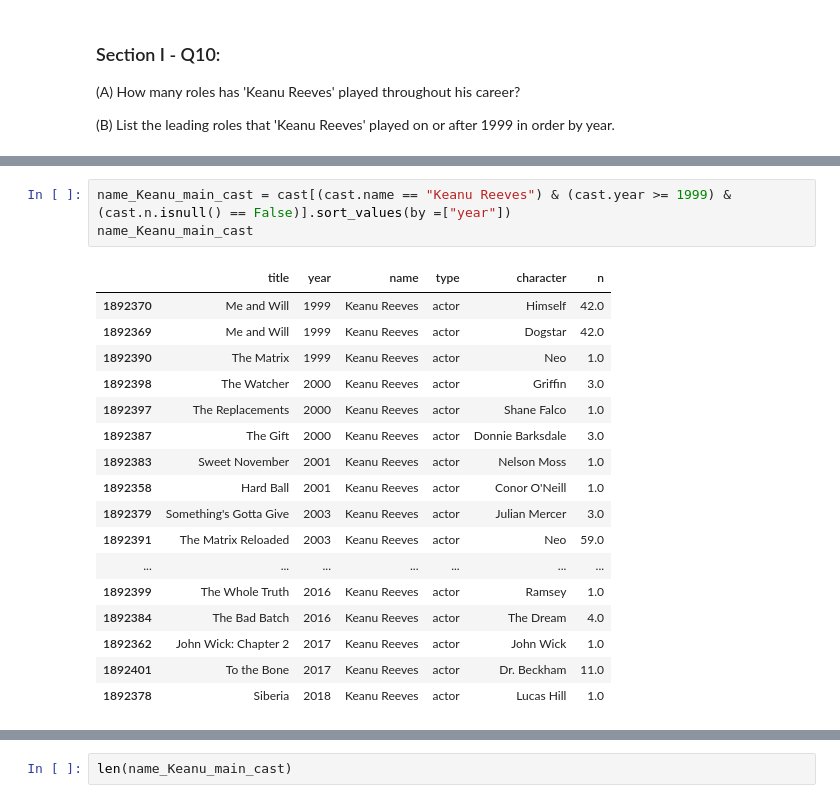
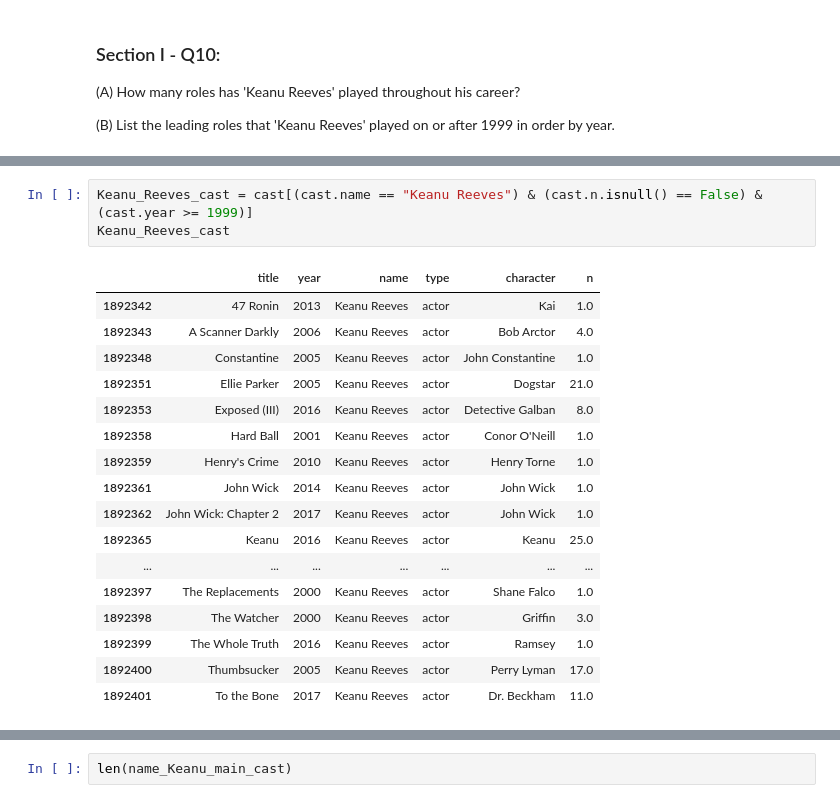
Before and after one commit to Purvi-Rekh/Pandas_mini_project, a Jupyter notebook: Mini_Project_Data_Wrangling_Pandas (1).ipynb, the cells around one changed output, grey strips where cells are left out. Cells and saved outputs as stored; diff of their text form.

```diff
--- a/Mini_Project_Data_Wrangling_Pandas (1).ipynb
+++ b/Mini_Project_Data_Wrangling_Pandas (1).ipynb
@@ -405,21 +394,21 @@ cast[cast.name == "Keanu Reeves"].groupby(["name","character"]).count()
 # %%
-name_Keanu_main_cast = cast[(cast.name == "Keanu Reeves") & (cast.year >= 1999) & (cast.n.isnull() == False)].sort_values(by =["year"])
-name_Keanu_main_cast
+Keanu_Reeves_cast = cast[(cast.name == "Keanu Reeves") & (cast.n.isnull() == False) & (cast.year >= 1999)]
+Keanu_Reeves_cast
 # %% [output]
 |  | title | year | name | type | character | n |
-| 1892370 | Me and Will | 1999 | Keanu Reeves | actor | Himself | 42.0 |
-| 1892369 | Me and Will | 1999 | Keanu Reeves | actor | Dogstar | 42.0 |
-| 1892390 | The Matrix | 1999 | Keanu Reeves | actor | Neo | 1.0 |
+| 1892342 | 47 Ronin | 2013 | Keanu Reeves | actor | Kai | 1.0 |
+| 1892343 | A Scanner Darkly | 2006 | Keanu Reeves | actor | Bob Arctor | 4.0 |
+| 1892348 | Constantine | 2005 | Keanu Reeves | actor | John Constantine | 1.0 |
+| 1892351 | Ellie Parker | 2005 | Keanu Reeves | actor | Dogstar | 21.0 |
+| 1892353 | Exposed (III) | 2016 | Keanu Reeves | actor | Detective Galban | 8.0 |
+| 1892358 | Hard Ball | 2001 | Keanu Reeves | actor | Conor O'Neill | 1.0 |
+| 1892359 | Henry's Crime | 2010 | Keanu Reeves | actor | Henry Torne | 1.0 |
+| 1892361 | John Wick | 2014 | Keanu Reeves | actor | John Wick | 1.0 |
+| 1892362 | John Wick: Chapter 2 | 2017 | Keanu Reeves | actor | John Wick | 1.0 |
+| 1892365 | Keanu | 2016 | Keanu Reeves | actor | Keanu | 25.0 |
+| ... | ... | ... | ... | ... | ... | ... |
+| 1892397 | The Replacements | 2000 | Keanu Reeves | actor | Shane Falco | 1.0 |
 | 1892398 | The Watcher | 2000 | Keanu Reeves | actor | Griffin | 3.0 |
-| 1892397 | The Replacements | 2000 | Keanu Reeves | actor | Shane Falco | 1.0 |
-| 1892387 | The Gift | 2000 | Keanu Reeves | actor | Donnie Barksdale | 3.0 |
-| 1892383 | Sweet November | 2001 | Keanu Reeves | actor | Nelson Moss | 1.0 |
-| 1892358 | Hard Ball | 2001 | Keanu Reeves | actor | Conor O'Neill | 1.0 |
-| 1892379 | Something's Gotta Give | 2003 | Keanu Reeves | actor | Julian Mercer | 3.0 |
-| 1892391 | The Matrix Reloaded | 2003 | Keanu Reeves | actor | Neo | 59.0 |
-| ... | ... | ... | ... | ... | ... | ... |
 | 1892399 | The Whole Truth | 2016 | Keanu Reeves | actor | Ramsey | 1.0 |
-| 1892384 | The Bad Batch | 2016 | Keanu Reeves | actor | The Dream | 4.0 |
-| 1892362 | John Wick: Chapter 2 | 2017 | Keanu Reeves | actor | John Wick | 1.0 |
+| 1892400 | Thumbsucker | 2005 | Keanu Reeves | actor | Perry Lyman | 17.0 |
 | 1892401 | To the Bone | 2017 | Keanu Reeves | actor | Dr. Beckham | 11.0 |
-| 1892378 | Siberia | 2018 | Keanu Reeves | actor | Lucas Hill | 1.0 |
```
Also changed, not shown: parts of 41 cells of this notebook.
